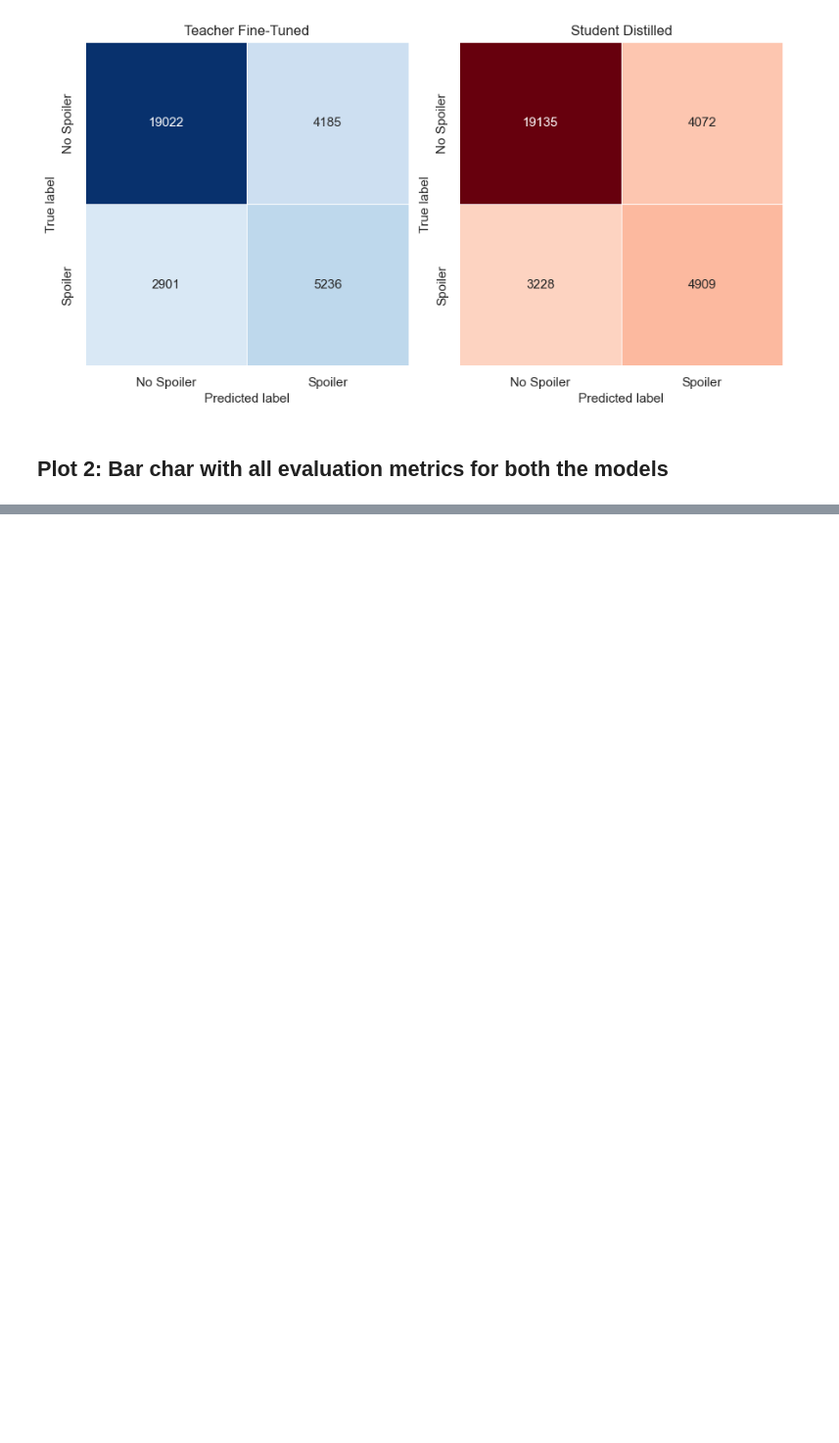
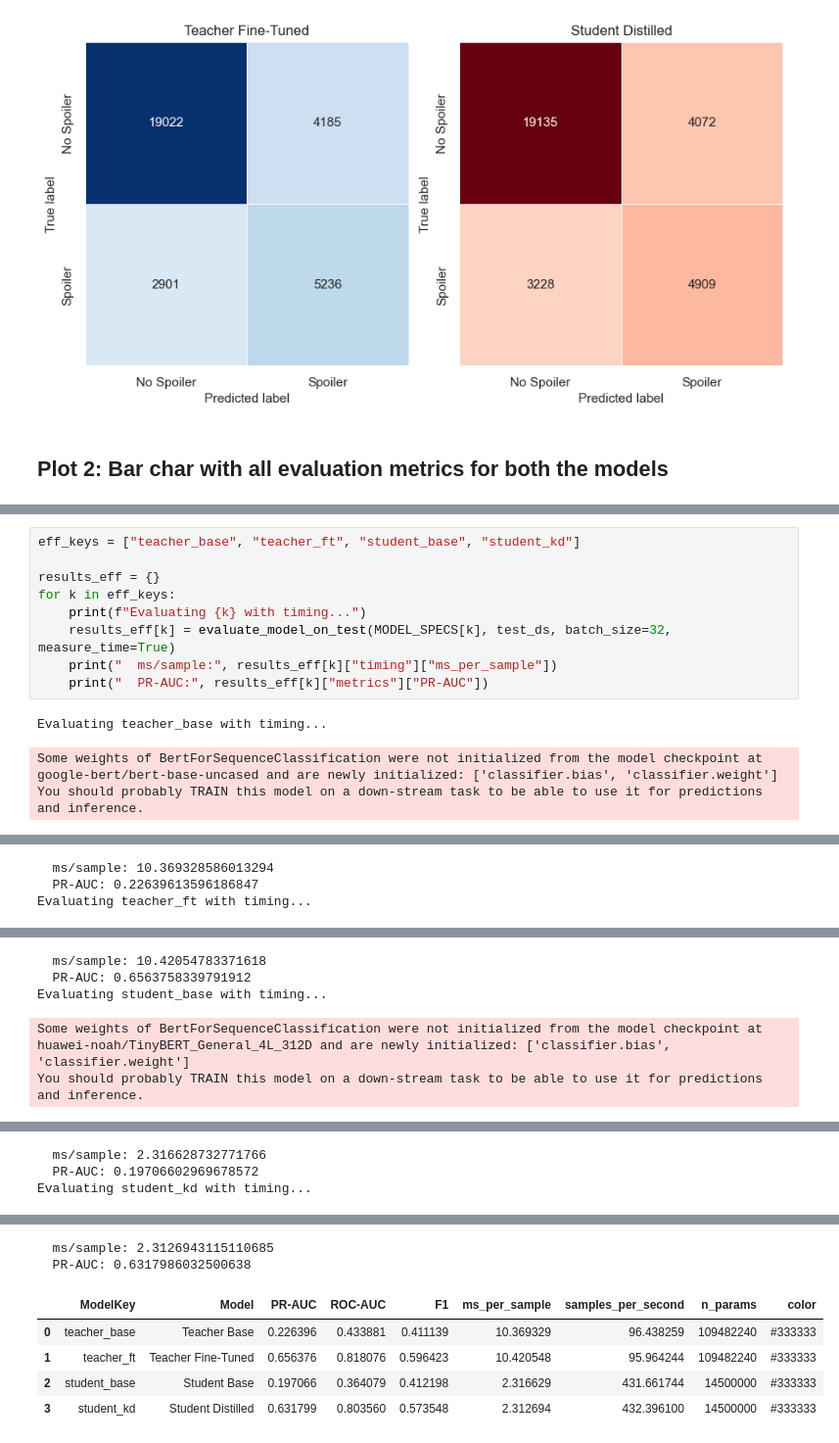
Before and after one commit to MarcoColan01/nlp.project-Colangelo-2526, a Jupyter notebook: notebooks/5_evaluation_graphs.ipynb, the cells around one changed output, grey strips where cells are left out. Shown at 98% size. Drawn from its saved outputs; the diff is of its cells as text; blank space fills up the shorter version.

```diff
--- a/notebooks/5_evaluation_graphs.ipynb
+++ b/notebooks/5_evaluation_graphs.ipynb
@@ -462,0 +739,13 @@ fig_bar_full.savefig(FIG_DIR / "metrics_barchart.png", dpi=600)
+# %%
+eff_keys = ["teacher_base", "teacher_ft", "student_base", "student_kd"]
+
+results_eff = {}
+for k in eff_keys:
+    print(f"Evaluating {k} with timing...")
+    results_eff[k] = evaluate_model_on_test(MODEL_SPECS[k], test_ds, batch_size=32, measure_time=True)
+    print("  ms/sample:", results_eff[k]["timing"]["ms_per_sample"])
+    print("  PR-AUC:", results_eff[k]["metrics"]["PR-AUC"])
+# %% [output]
+Evaluating teacher_base with timing...
+Some weights of BertForSequenceClassification were not initialized from the model checkpoint at google-bert/bert-base-uncased and are newly initialized: ['classifier.bias', 'classifier.weight']
+You should probably TRAIN this model on a down-stream task to be able to use it for predictions and inference.
@@ -462,0 +753,3 @@ fig_bar_full.savefig(FIG_DIR / "metrics_barchart.png", dpi=600)
+  ms/sample: 10.369328586013294
+  PR-AUC: 0.22639613596186847
+Evaluating teacher_ft with timing...
@@ -462,0 +757,5 @@ fig_bar_full.savefig(FIG_DIR / "metrics_barchart.png", dpi=600)
+  ms/sample: 10.42054783371618
+  PR-AUC: 0.6563758339791912
+Evaluating student_base with timing...
+Some weights of BertForSequenceClassification were not initialized from the model checkpoint at huawei-noah/TinyBERT_General_4L_312D and are newly initialized: ['classifier.bias', 'classifier.weight']
+You should probably TRAIN this model on a down-stream task to be able to use it for predictions and inference.
@@ -462,0 +763,3 @@ fig_bar_full.savefig(FIG_DIR / "metrics_barchart.png", dpi=600)
+  ms/sample: 2.316628732771766
+  PR-AUC: 0.19706602969678572
+Evaluating student_kd with timing...
@@ -462,0 +767,7 @@ fig_bar_full.savefig(FIG_DIR / "metrics_barchart.png", dpi=600)
+  ms/sample: 2.3126943115110685
+  PR-AUC: 0.6317986032500638
+|  | ModelKey | Model | PR-AUC | ROC-AUC | F1 | ms_per_sample | samples_per_second | n_params | color |
+| 0 | teacher_base | Teacher Base | 0.226396 | 0.433881 | 0.411139 | 10.369329 | 96.438259 | 109482240 | #333333 |
+| 1 | teacher_ft | Teacher Fine-Tuned | 0.656376 | 0.818076 | 0.596423 | 10.420548 | 95.964244 | 109482240 | #333333 |
+| 2 | student_base | Student Base | 0.197066 | 0.364079 | 0.412198 | 2.316629 | 431.661744 | 14500000 | #333333 |
+| 3 | student_kd | Student Distilled | 0.631799 | 0.803560 | 0.573548 | 2.312694 | 432.396100 | 14500000 | #333333 |
```
Also changed, not shown: parts of 14 cells of this notebook, 13 other files.
